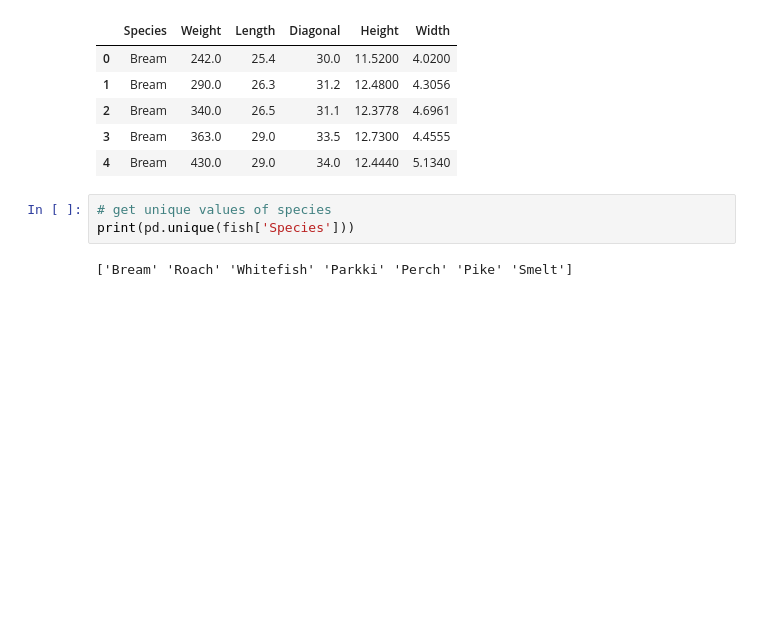
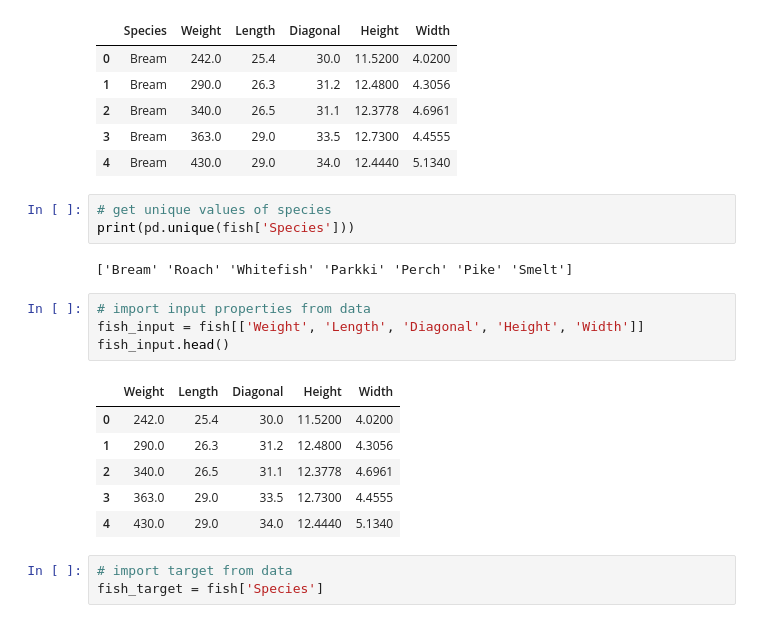
Before and after one commit to Junha9/AI, a Jupyter notebook: Self_Learning_ML_DL/Chapter_04_1.ipynb, the cells around one changed output. Saved outputs shown, nothing was run; the diff lists cells and outputs as text; blank space fills up the shorter version.

```diff
--- a/Self_Learning_ML_DL/Chapter_04_1.ipynb
+++ b/Self_Learning_ML_DL/Chapter_04_1.ipynb
@@ -19,3 +27,17 @@ fish.head()
 print(pd.unique(fish['Species']))
 # %% [output]
 ['Bream' 'Roach' 'Whitefish' 'Parkki' 'Perch' 'Pike' 'Smelt']
+# %%
+# import input properties from data
+fish_input = fish[['Weight', 'Length', 'Diagonal', 'Height', 'Width']]
+fish_input.head()
+# %% [output]
+|  | Weight | Length | Diagonal | Height | Width |
+| 0 | 242.0 | 25.4 | 30.0 | 11.5200 | 4.0200 |
+| 1 | 290.0 | 26.3 | 31.2 | 12.4800 | 4.3056 |
+| 2 | 340.0 | 26.5 | 31.1 | 12.3778 | 4.6961 |
+| 3 | 363.0 | 29.0 | 33.5 | 12.7300 | 4.4555 |
+| 4 | 430.0 | 29.0 | 34.0 | 12.4440 | 5.1340 |
+# %%
+# import target from data
+fish_target = fish['Species']
```
Also changed, not shown: parts of 14 cells of this notebook.
